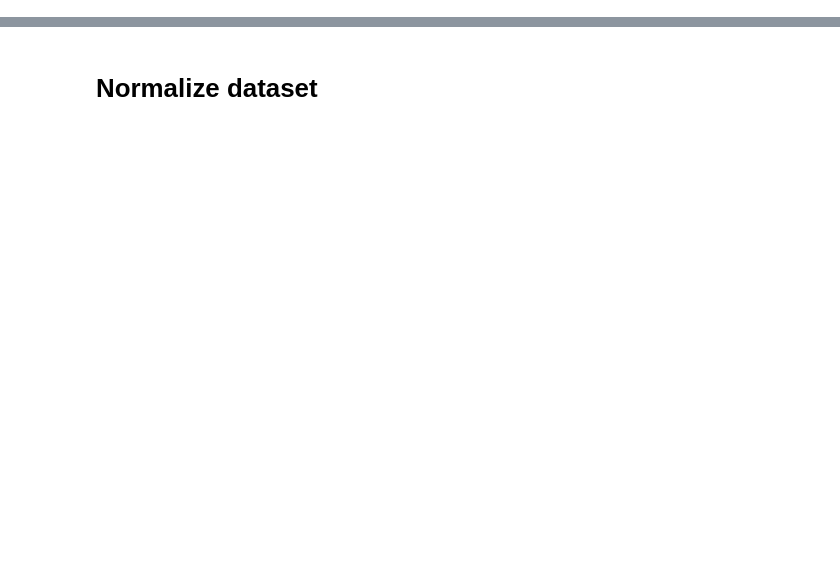
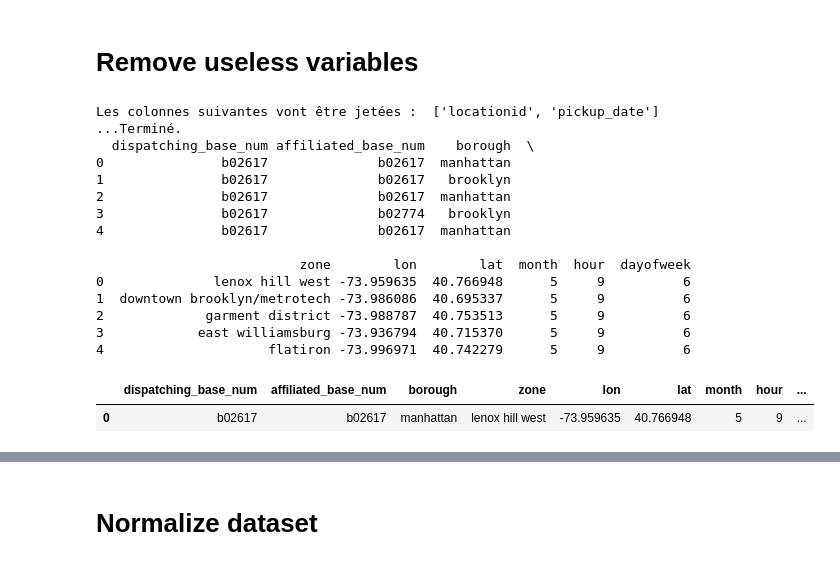
Before and after one commit to helene-mourez/UBER_PICKUPS, a Jupyter notebook: 04-Uber-Pickups_kmeans.ipynb, the cells around one changed output, grey strips where cells are left out. Cells and saved outputs as stored; diff of their text form; code cells hidden in the pictures; blank space fills up the shorter version.

```diff
--- a/04-Uber-Pickups_kmeans.ipynb
+++ b/04-Uber-Pickups_kmeans.ipynb
@@ -22,10 +120,29 @@ df_sample.head(1)
+# %% [markdown]
+# Remove useless variables
 # %%
-# # Remove the "locationid" variable from your dataset.
+# On jette les colonnes inutiles
+useless_cols = ['locationid', 'pickup_date']
 
-# # On jette les colonnes inutiles
-# useless_cols = ['locationid', 'pickup_date']
-
-# print("Les colonnes suivantes vont être jetées : ", useless_cols)
-# raw_2015 = raw_2015.drop(useless_cols, axis=1)
-# print("...Terminé.")
-# print(raw_2015.head())
+print("Les colonnes suivantes vont être jetées : ", useless_cols)
+df = df.drop(useless_cols, axis=1)
+print("...Terminé.")
+print(df.head())
+df.head(1)
+# %% [output]
+Les colonnes suivantes vont être jetées :  ['locationid', 'pickup_date']
+...Terminé.
+  dispatching_base_num affiliated_base_num    borough  \
+0               b02617              b02617  manhattan
+1               b02617              b02617   brooklyn
+2               b02617              b02617  manhattan
+3               b02617              b02774   brooklyn
+4               b02617              b02617  manhattan
+
+                          zone        lon        lat  month  hour  dayofweek
+0              lenox hill west -73.959635  40.766948      5     9          6
+1  downtown brooklyn/metrotech -73.986086  40.695337      5     9          6
+2             garment district -73.988787  40.753513      5     9          6
+3            east williamsburg -73.936794  40.715370      5     9          6
+4                     flatiron -73.996971  40.742279      5     9          6
+|  | dispatching_base_num | affiliated_base_num | borough | zone | lon | lat | month | hour | ... |
+| 0 | b02617 | b02617 | manhattan | lenox hill west | -73.959635 | 40.766948 | 5 | 9 | ... |
```
Also changed, not shown: parts of 23 cells of this notebook, 5 other files.
